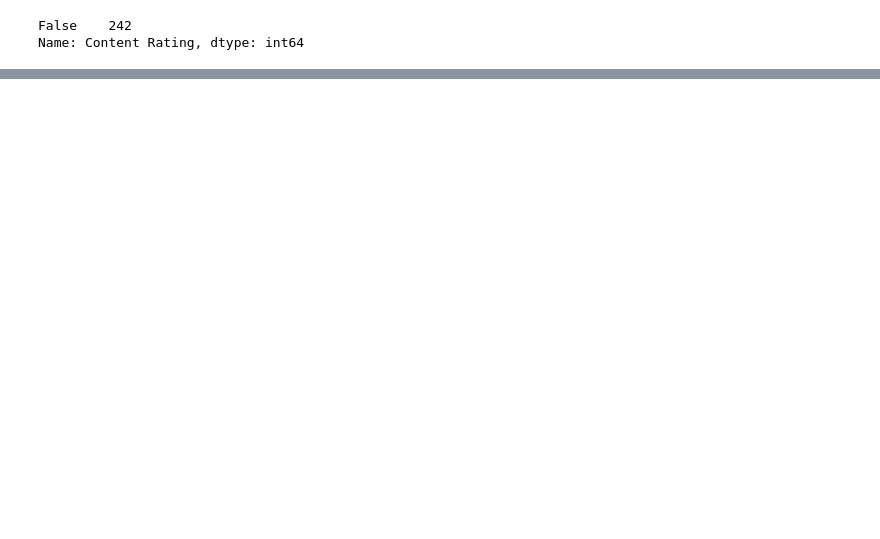
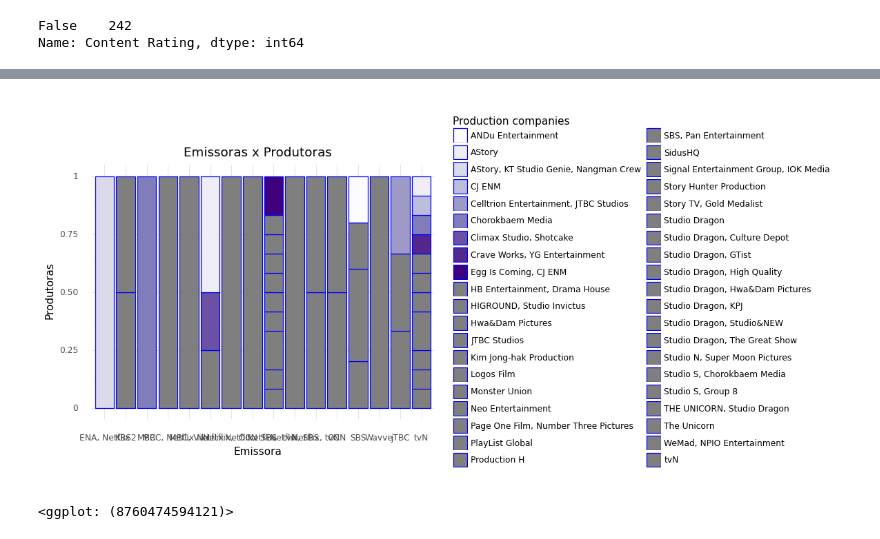
Before and after one commit to raquel1993/my-first-python-analysis, a Jupyter notebook: RaquelCorreia_PythonAnalysis.ipynb, the cells around one changed output, grey strips where cells are left out. Cells and saved outputs as stored; diff of their text form; code cells hidden in the pictures; blank space fills up the shorter version.

```diff
--- a/RaquelCorreia_PythonAnalysis.ipynb
+++ b/RaquelCorreia_PythonAnalysis.ipynb
@@ -141,0 +200,14 @@ Name: Content Rating, dtype: int64
+# %%
+(ggplot(top50, aes(x = "Original Network", fill = "Production companies")) +
+ geom_bar(position = "fill",
+          color = "blue") +
+ labs(x = "Emissora",
+      y = "Produtoras",
+      title = "Emissoras x Produtoras") +
+ theme_minimal() +
+ scale_fill_brewer(palette = "Purples",
+                   direction = 1)
+ )
+# %% [output]
+[figure, added]
+<ggplot: (8760474594121)>
```
Also changed, not shown: parts of 9 cells of this notebook.
